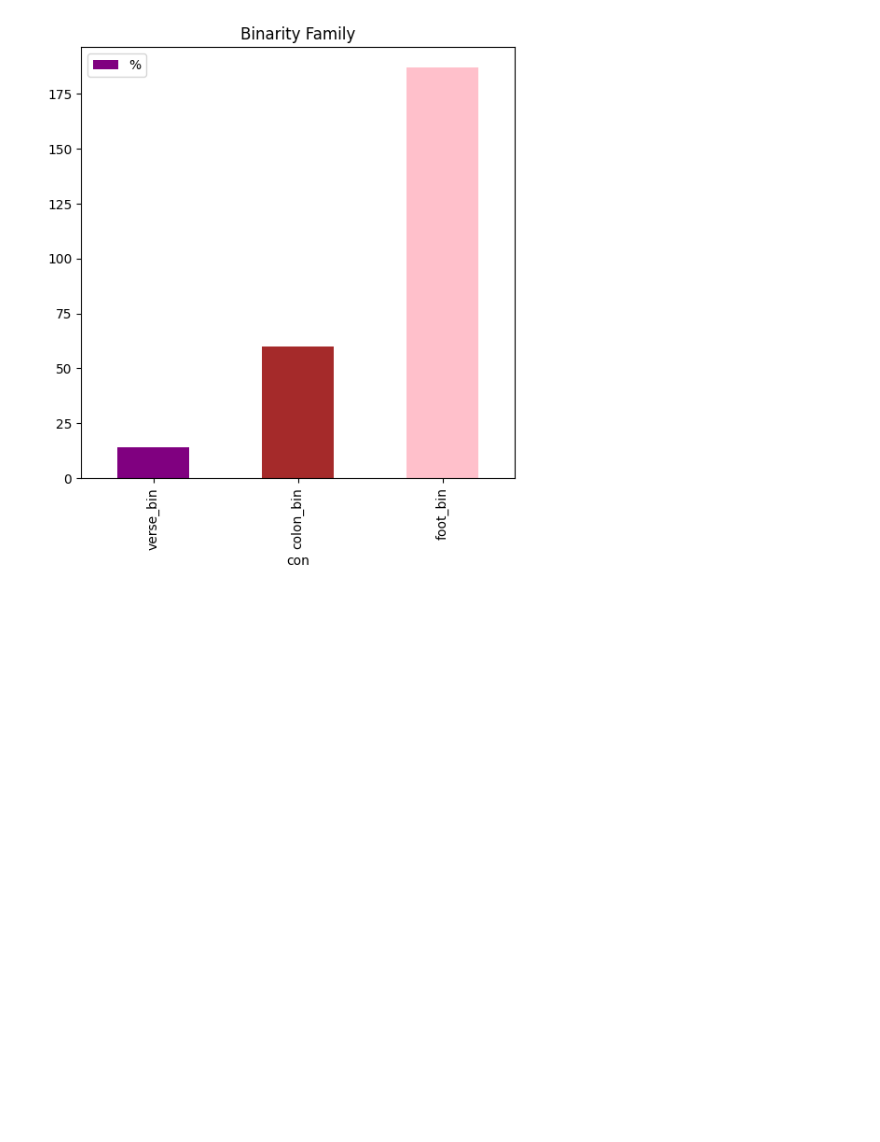
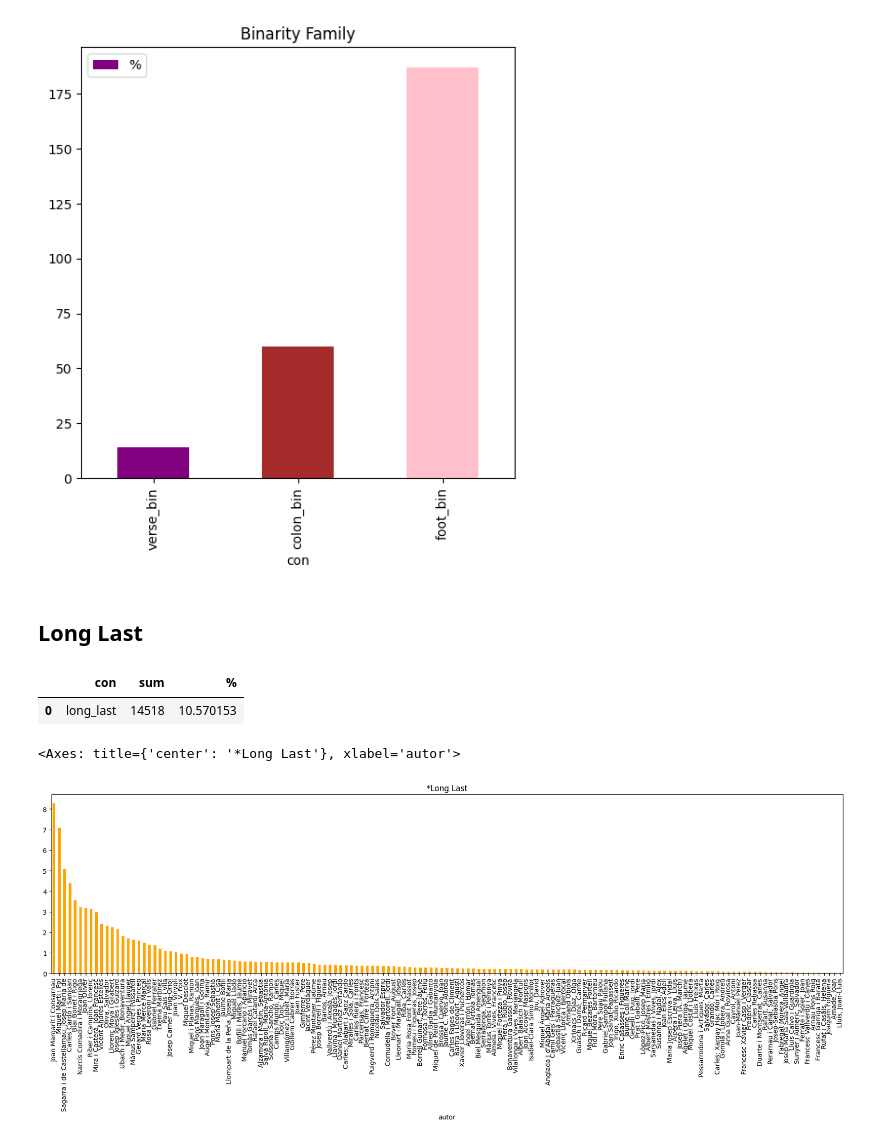
Before and after one commit to garaupere/AIMeRiC, a Jupyter notebook: AIMeRiC/data/notebooks/optimality.ipynb, the cells around one changed output. Drawn from its saved outputs; the diff is of its cells as text; code cells hidden in the pictures; blank space fills up the shorter version.

Commit message:
Millores visualització dades.

```diff
--- a/AIMeRiC/data/notebooks/optimality.ipynb
+++ b/AIMeRiC/data/notebooks/optimality.ipynb
@@ -158,3 +157,24 @@ binarity_analysis.plot(kind='bar', x='con', y='%', title='Binarity Family', colo
 | 2 | foot_bin | 256738 | 186.923822 |
 <Axes: title={'center': 'Binarity Family'}, xlabel='con'>
 [figure]
+# %% [markdown]
+## Long Last
+# %%
+long_last_analysis = pd.DataFrame({
+'con': ['long_last'],
+'sum': [
+        ot_df['long_last'].sum()
+     ],
+'%' : [
+        ot_df['long_last'].sum() / ot_df['patró comparatiu'].count() * 100
+     ]})
+long_last_analysis = long_last_analysis.sort_values('sum', ascending=True)
+long_last_analysis = long_last_analysis.reset_index(drop=True)
+display(long_last_analysis)
+long_last = ot_df[ot_df['long_last'] > 0]
+(long_last['autor'].value_counts() / ot_df['long_last'].sum() * 100).plot(kind='bar', title='*Long Last', color='orange', figsize=(22, 5))
+# %% [output]
+|  | con | sum | % |
+| 0 | long_last | 14518 | 10.570153 |
+<Axes: title={'center': '*Long Last'}, xlabel='autor'>
+[figure, added]
```
Also changed, not shown: parts of 4 cells of this notebook, 3 other files.
